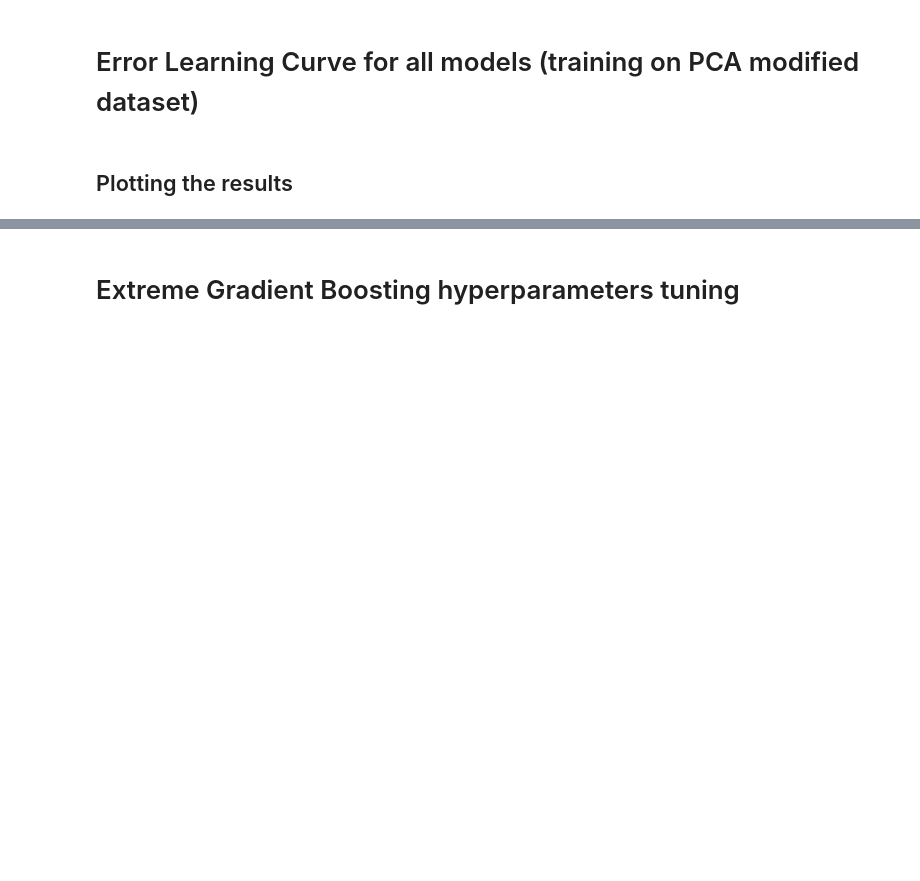
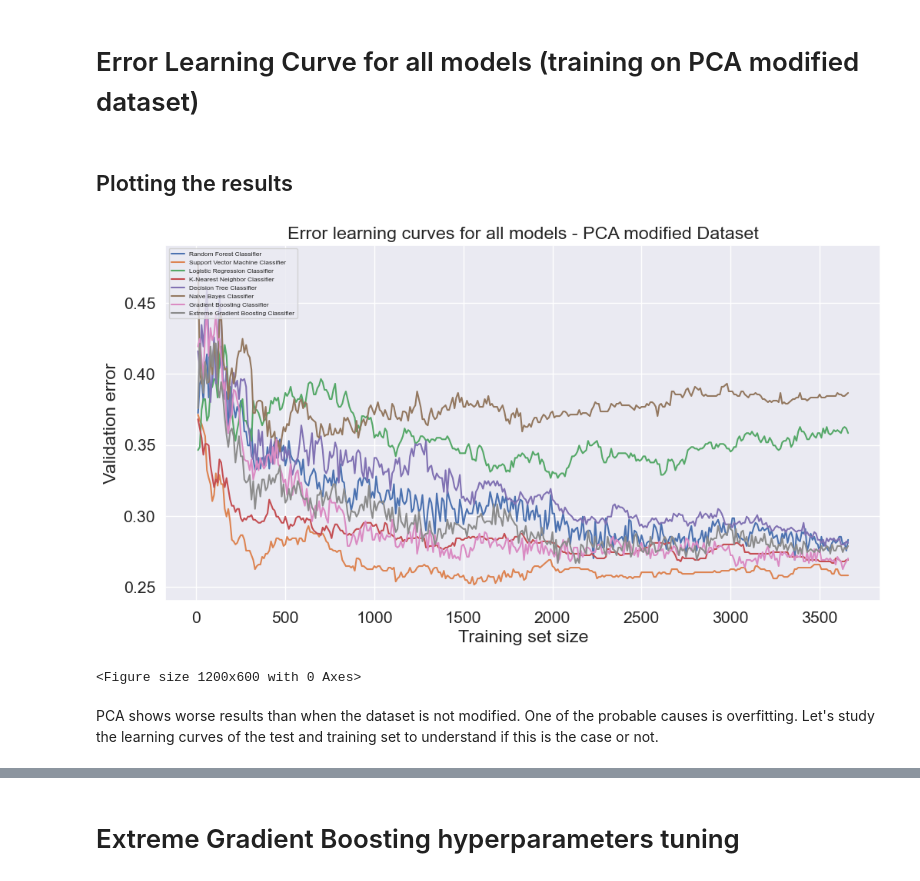
Before and after one commit to blanchemarion/project2_vote_pred, a Jupyter notebook: Code/Binary Classification.ipynb, the cells around one changed output, grey strips where cells are left out. Cells and saved outputs as stored; diff of their text form; code cells hidden in the pictures; blank space fills up the shorter version.

```diff
--- a/Code/Binary Classification.ipynb
+++ b/Code/Binary Classification.ipynb
@@ -1062,15 +1057,21 @@ for size in sizes:
 # %%
 plt.plot(sizes, errors_clf_test_pca, label = 'Random Forest Classifier')
 plt.plot(sizes, errors_svm_test_pca, label = 'Support Vector Machine Classifier')
 plt.plot(sizes, errors_lr_test_pca, label = 'Logistic Regression Classifier')
 plt.plot(sizes, errors_knn_test_pca, label = 'K-Nearest Neighbor Classifier')
 plt.plot(sizes, errors_dt_test_pca, label = 'Decision Tree Classifier')
 plt.plot(sizes, errors_nb_test_pca, label = 'Naive Bayes Classifier')
 plt.plot(sizes, errors_gb_test_pca, label = 'Gradient Boosting Classifier')
 plt.plot(sizes, errors_xgb_test_pca, label = 'Extreme Gradient Boosting Classifier')
 
+plt.title('Error learning curves for all models - PCA modified Dataset')
 plt.xlabel('Training set size')
 plt.ylabel('Validation error')
-plt.legend()
+plt.legend(loc=2, prop={'size': 6})
 plt.show()
-plt.savefig('pca_all_models.png')
+plt.savefig('../Data/pca_all_models.png')
+# %% [output]
+[figure, added]
+<Figure size 1200x600 with 0 Axes>
+# %% [markdown]
+PCA shows worse results than when the dataset is not modified. One of the probable causes is overfitting. Let's study the learning curves of the test and training set to understand if this is the case or not.
```
Also changed, not shown: parts of 48 cells of this notebook, 1 other file.
